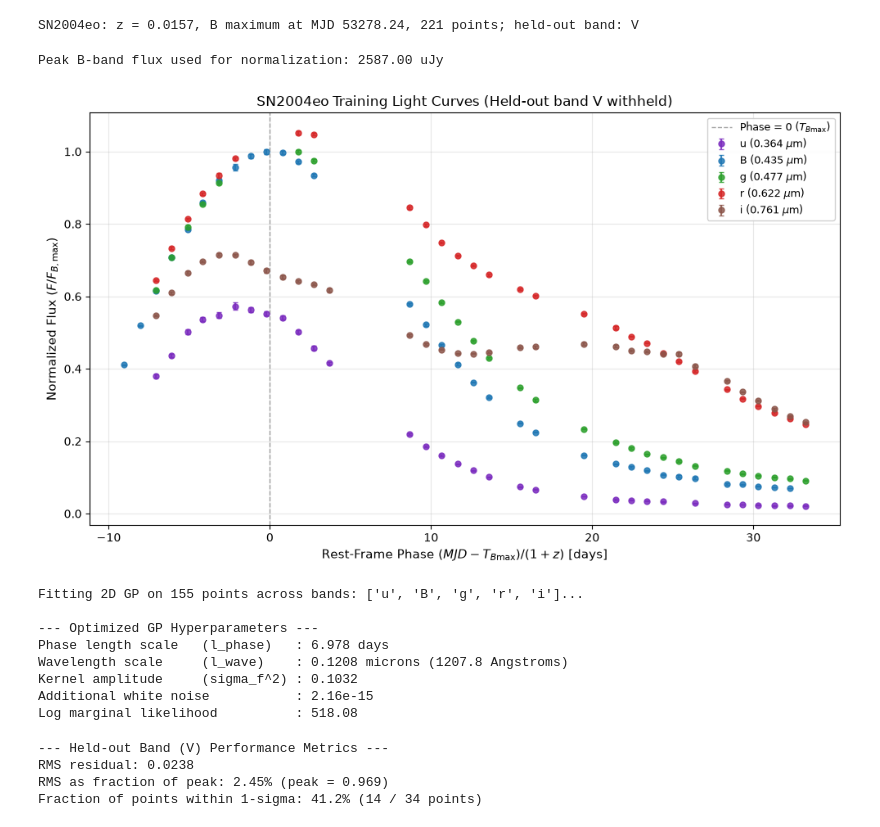
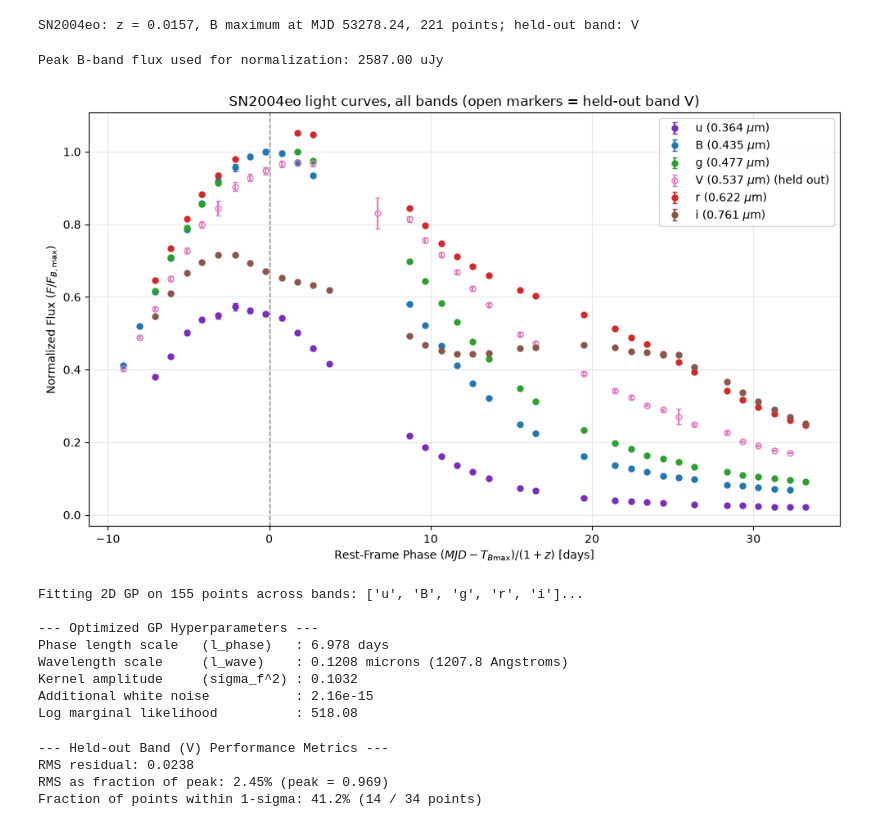
Before and after one commit to AustinMathison/ast457_2026_Fall, a Jupyter notebook: submissions/ahuwer2/lab08.ipynb, the cells around one changed output. Saved outputs shown, nothing was run; the diff lists cells and outputs as text; code cells hidden in the pictures.

```diff
--- a/submissions/ahuwer2/lab08.ipynb
+++ b/submissions/ahuwer2/lab08.ipynb
@@ -640,8 +649,6 @@ train_df = df[df['band'] != HOLD].copy().reset_index(drop=True)
 # ==============================================================================
 # Plot every kept band against phase (EXCLUDING held-out band)
 # ==============================================================================
-fig, ax = plt.subplots(figsize=(10, 6))
-
 band_colors = {
     'u': '#7b2cbf',
     'B': '#1f77b4',
@@ -658,24 +665,22 @@ for b in train_bands:
     b_df = train_df[train_df['band'] == b].sort_values('phase')
     wave_val = b_df['wave_um'].iloc[0]
 
-    ax.errorbar(
-        b_df['phase'], b_df['flux_norm'], yerr=b_df['flux_err_norm'],
-        fmt='o',
-        color=band_colors.get(b, 'black'),
-        ms=5,
-        capsize=2.5,
-        alpha=0.85,
-        label=f"{b} ({wave_val:.3f} $\\mu$m)"
-    )
 
-ax.set_xlabel(r'Rest-Frame Phase $(MJD - T_{B{\rm max}}) / (1+z)$ [days]', fontsize=11)
-ax.set_ylabel(r'Normalized Flux ($F / F_{B,{\rm max}}$)', fontsize=11)
-ax.set_title(f'{SN} Training Light Curves (Held-out band {HOLD} withheld)', fontsize=12)
-ax.axvline(0, color='gray', ls='--', lw=1, alpha=0.7, label=r'Phase = 0 ($T_{B\rm max}$)')
+fig, ax = plt.subplots(figsize=(10, 6))
+order = df.groupby('band')['wave_um'].first().sort_values().index   # blue -> red
+for b in order:
+    s = df[df['band'] == b]
+    held = (b == HOLD)
+    ax.errorbar(s['phase'], s['flux_norm'], yerr=s['flux_err_norm'], fmt='o', ms=5, capsize=2,
+                color=band_colors[b], mfc='none' if held else band_colors[b],
+                label=f"{b} ({s['wave_um'].iloc[0]:.3f} $\\mu$m)" + (" (held out)" if held else ""))
+ax.axvline(0, color='gray', ls='--', lw=1)
+ax.set_xlabel(r'Rest-Frame Phase $(MJD - T_{B\rm max})/(1+z)$ [days]')
+ax.set_ylabel(r'Normalized Flux ($F/F_{B,\rm max}$)')
+ax.set_title(f'{SN} light curves, all bands (open markers = held-out band {HOLD})')
+ax.legend(loc='upper right')
 ax.grid(True, alpha=0.3)
-ax.legend(loc='upper right', fontsize=9, framealpha=0.9)
-plt.tight_layout()
-plt.show()
+plt.tight_layout(); plt.show()
 
 # ==============================================================================
 # Fit 2D GP (phase, wavelength) with sklearn
@@ -690,34 +695,34 @@ kernel = (
     * RBF(length_scale=[15.0, 0.15], length_scale_bounds=[(1.0, 60.0), (0.01, 2.0)])
     + WhiteKernel(noise_level=1e-4, noise_level_bounds=(1e-16, 1e-1))
 )
 
 # alpha = squared errors; normalize_y=False as instructed
 gp = GaussianProcessRegressor(
     kernel=kernel,
     alpha=y_err_train**2,
     normalize_y=False,
     n_restarts_optimizer=10,
     random_state=2026
 )
 
 print(f"Fitting 2D GP on {len(X_train)} points across bands: {train_bands}...")
 gp.fit(X_train, y_train)
 
 # Extract fitted hyperparameters
 opt_kernel = gp.kernel_
 l_phase, l_wave = opt_kernel.k1.k2.length_scale
 amp = opt_kernel.k1.k1.constant_value
 white_noise = opt_kernel.k2.noise_level
 
 print("\n--- Optimized GP Hyperparameters ---")
 print(f"Phase length scale   (l_phase)   : {l_phase:.3f} days")
 print(f"Wavelength scale     (l_wave)    : {l_wave:.4f} microns ({l_wave * 10000.0:.1f} Angstroms)")
 print(f"Kernel amplitude     (sigma_f^2) : {amp:.4f}")
 print(f"Additional white noise           : {white_noise:.2e}")
 print(f"Log marginal likelihood          : {gp.log_marginal_likelihood(gp.kernel_.theta):.2f}")
 # %% [output]
 Peak B-band flux used for normalization: 2587.00 uJy
-[figure, old version]
+[figure, new version]
 Fitting 2D GP on 155 points across bands: ['u', 'B', 'g', 'r', 'i']...
 
 --- Optimized GP Hyperparameters ---
```
Also changed, not shown: parts of 8 cells of this notebook.
